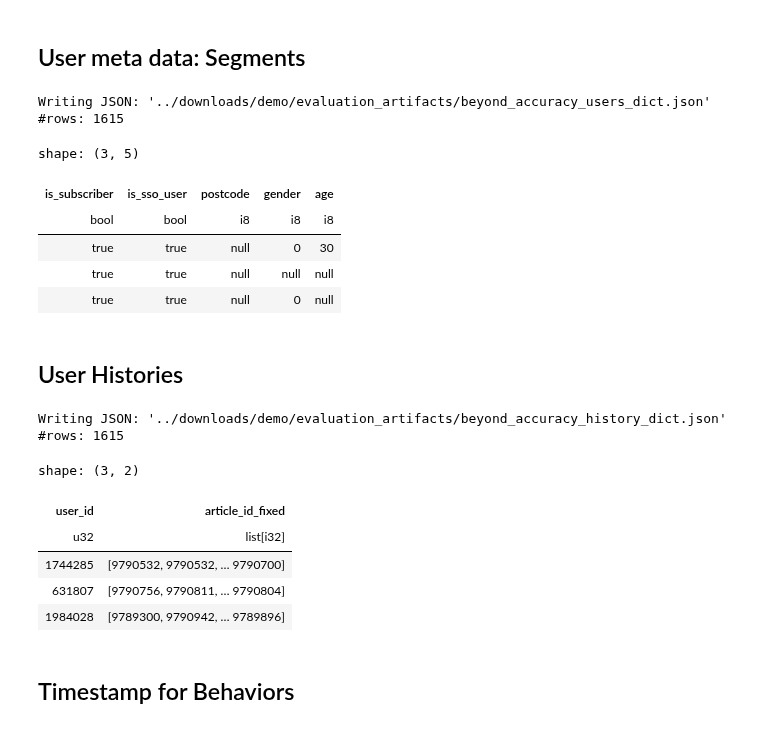
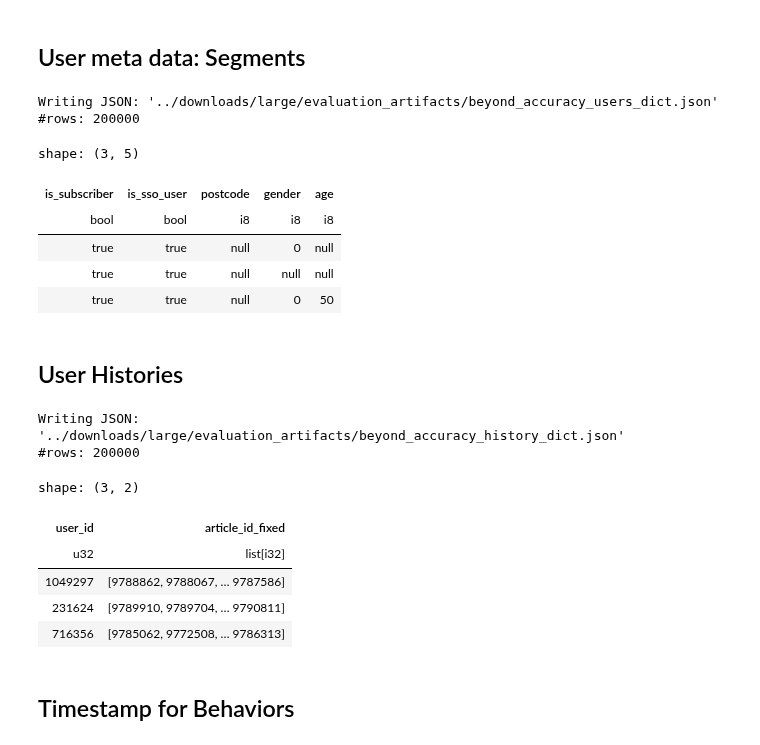
Before and after one commit to ebanalyse/ebnerd-benchmark, a Jupyter notebook: examples/03_beyond_accuracy/make_beyond_accuracy.ipynb, the cells around one changed output. Drawn from its saved outputs; the diff is of its cells as text; code cells hidden in the pictures.

Commit message:
large for notebook

```diff
--- a/examples/03_beyond_accuracy/make_beyond_accuracy.ipynb
+++ b/examples/03_beyond_accuracy/make_beyond_accuracy.ipynb
@@ -69,14 +68,14 @@ BASELINE_DISTRIBUTION_TOPICS = "distribution_topics.json"
 ## Load dataset
 # %%
 # Load data:
-df_beyond_accuarcy = pl.scan_parquet(
-    PATH.joinpath(DATASET_SPLIT, "behaviors.parquet")
-).filter(pl.col("is_beyond_accuracy"))
-df_behaviors = pl.scan_parquet(
-    PATH.joinpath(DATASET_SPLIT, "behaviors.parquet")
-).filter(~pl.col("is_beyond_accuracy"))
+df_beyond_accuarcy = pl.scan_parquet(PATH.joinpath("test", "behaviors.parquet")).filter(
+    pl.col("is_beyond_accuracy")
+)
+df_behaviors = pl.scan_parquet(PATH.joinpath("test", "behaviors.parquet")).filter(
+    ~pl.col("is_beyond_accuracy")
+)
 df_articles = pl.scan_parquet(ARTICLES_PATH.joinpath("articles.parquet"))
-df_history = pl.scan_parquet(PATH.joinpath(DATASET_SPLIT, "history.parquet")).select(
+df_history = pl.scan_parquet(PATH.joinpath("test", "history.parquet")).select(
     DEFAULT_USER_COL, DEFAULT_HISTORY_ARTICLE_ID_COL
 )
 # %% [markdown]
@@ -141,52 +140,52 @@ write_json_file(
 print(f"#rows: {df_users.shape[0]}")
 df_users.head(3)
 # %% [output]
-Writing JSON: '../downloads/demo/evaluation_artifacts/beyond_accuracy_users_dict.json'
-#rows: 1615
+Writing JSON: '../downloads/large/evaluation_artifacts/beyond_accuracy_users_dict.json'
+#rows: 200000
 shape: (3, 5)
 | is_subscriber | is_sso_user | postcode | gender | age |
 | bool | bool | i8 | i8 | i8 |
-| true | true | null | 0 | 30 |
+| true | true | null | 0 | null |
 | true | true | null | null | null |
-| true | true | null | 0 | null |
+| true | true | null | 0 | 50 |
 # %% [markdown]
 ## User Histories
 # %%
-HISTORY_SIZE = 10
-
+HISTORY_SIZE = 20
+df_history_truncate = df_history.pipe(
+    truncate_history,
+    column=DEFAULT_HISTORY_ARTICLE_ID_COL,
+    history_size=HISTORY_SIZE,
+    padding_value=None,
+    enable_warning=False,
+)
+# =>
 df_user_histoies = (
     df_beyond_accuarcy.select(DEFAULT_USER_COL)
-    .join(df_history, on=DEFAULT_USER_COL, how="left")
-    .pipe(
-        truncate_history,
-        column=DEFAULT_HISTORY_ARTICLE_ID_COL,
-        history_size=HISTORY_SIZE,
-        padding_value=None,
-        enable_warning=False,
-    )
+    .join(df_history_truncate, on=DEFAULT_USER_COL, how="left")
     .collect()
 )
 user_history_dict = {
     DEFAULT_HISTORY_ARTICLE_ID_COL: df_user_histoies[
         DEFAULT_HISTORY_ARTICLE_ID_COL
     ].to_list()
 }
 write_json_file(
     user_history_dict,
     PATH_BEYOND_ACCURACY.joinpath(BEYOND_ACCURACY_HISTORY_DICT),
     verbose=True,
 )
 print(f"#rows: {df_user_histoies.shape[0]}")
 df_user_histoies.head(3)
 # %% [output]
-Writing JSON: '../downloads/demo/evaluation_artifacts/beyond_accuracy_history_dict.json'
-#rows: 1615
+Writing JSON: '../downloads/large/evaluation_artifacts/beyond_accuracy_history_dict.json'
+#rows: 200000
 shape: (3, 2)
 | user_id | article_id_fixed |
 | u32 | list[i32] |
-| 1744285 | [9790532, 9790532, … 9790700] |
-| 631807 | [9790756, 9790811, … 9790804] |
-| 1984028 | [9789300, 9790942, … 9789896] |
+| 1049297 | [9788862, 9788067, … 9787586] |
+| 231624 | [9789910, 9789704, … 9790811] |
+| 716356 | [9785062, 9772508, … 9786313] |
 # %% [markdown]
 ## Timestamp for Behaviors
 # %% [markdown]
```
Also changed, not shown: parts of 26 cells of this notebook.
